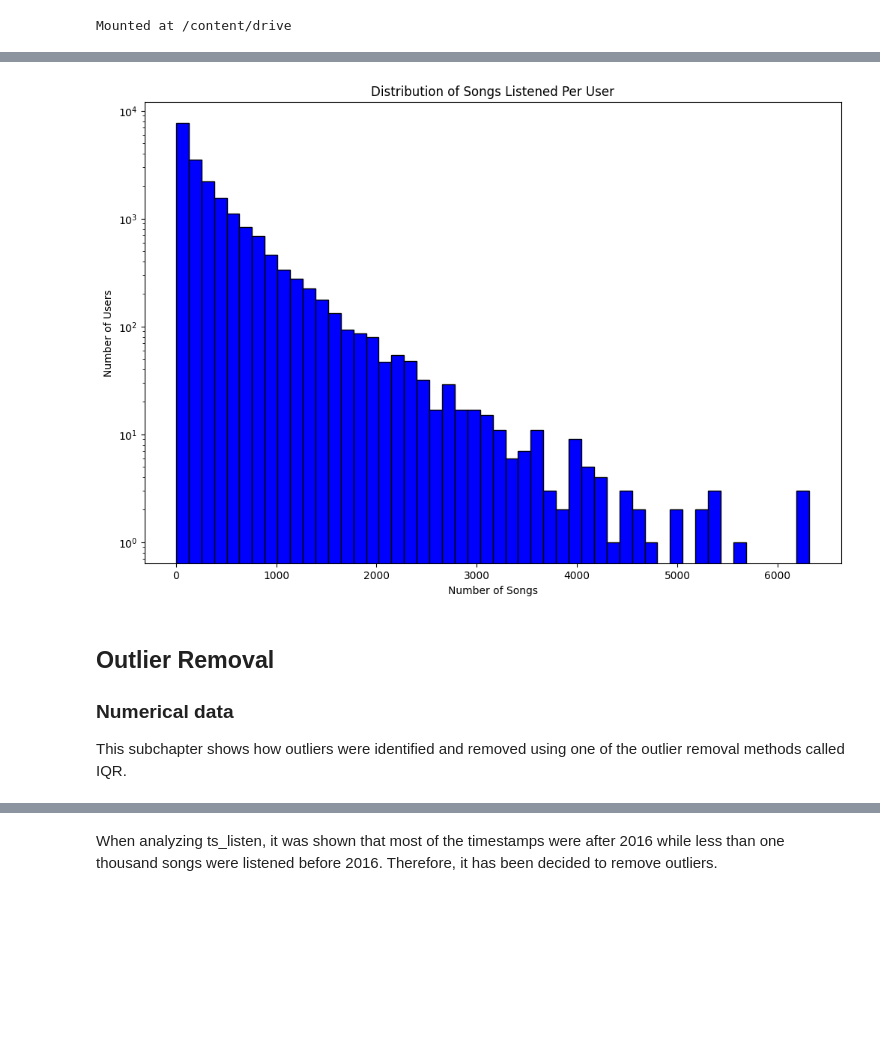
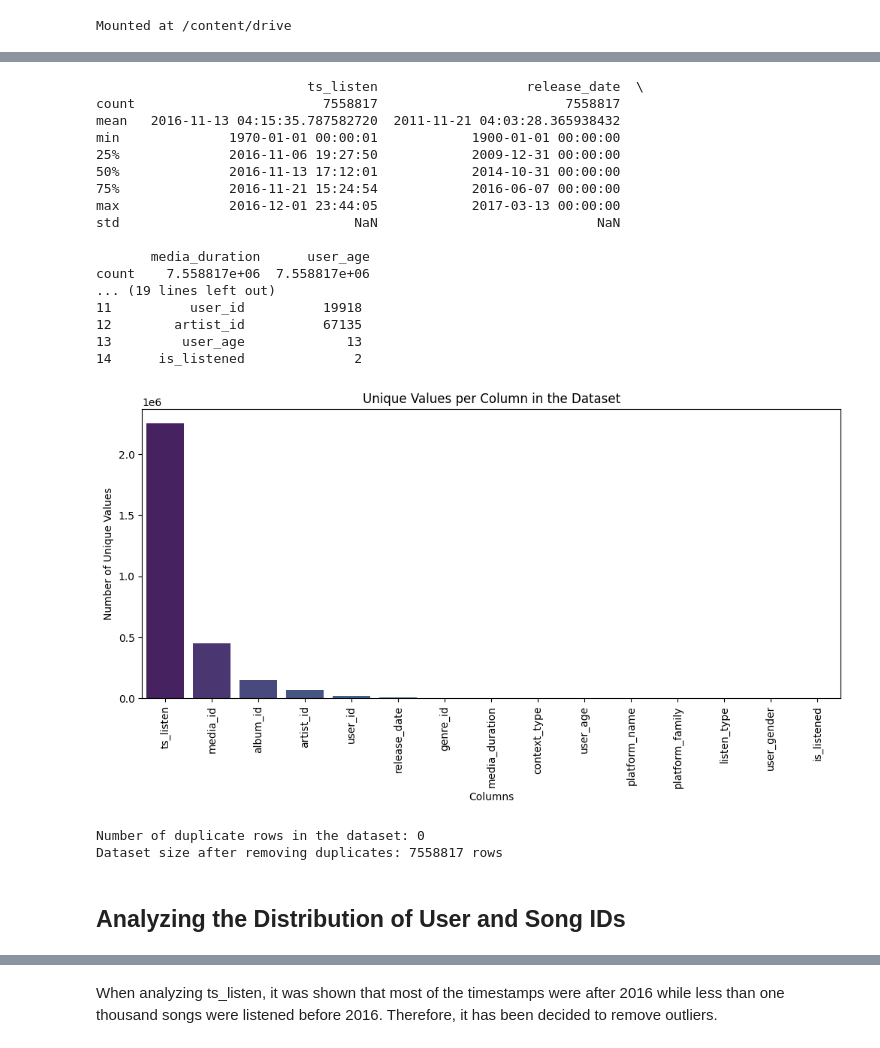
Before and after one commit to lucarenz1997/recommender_systems, a Jupyter notebook: data-prep.ipynb, the cells around one changed output, grey strips where cells are left out. Saved outputs shown, nothing was run; the diff lists cells and outputs as text; code cells hidden in the pictures; blank space fills up the shorter version.

```diff
--- a/data-prep.ipynb
+++ b/data-prep.ipynb
@@ -92,3 +86,60 @@ plt.show()
+# %%
+print(data.describe())
+
+# Compute the number of unique values per column
+unique_values = data.nunique()
+
+# Convert to DataFrame for better visualization
+unique_values_df = pd.DataFrame(unique_values, columns=["Unique Values"]).reset_index()
+unique_values_df.columns = ["Column", "Unique Values"]
+
+# Print the unique values per column
+print(unique_values_df)
+
+# Optional: Visualizing unique values per column
+plt.figure(figsize=(12, 5))
+sns.barplot(x="Column", y="Unique Values", data=unique_values_df.sort_values(by="Unique Values", ascending=False), palette="viridis")
+plt.xticks(rotation=90)
+plt.xticks(rotation=90)
+plt.xlabel("Columns")
+plt.ylabel("Number of Unique Values")
+plt.title("Unique Values per Column in the Dataset")
+plt.show()
+
+# Check for duplicate rows in the dataset
+duplicate_rows = data.duplicated().sum()
+
+# Display the result
+print(f"Number of duplicate rows in the dataset: {duplicate_rows}")
+
+# Remove duplicate rows from the dataset
+data = data.drop_duplicates()
+
+# Display the number of rows after removing duplicates
+print(f"Dataset size after removing duplicates: {data.shape[0]} rows")
+# %% [output]
+                           ts_listen                   release_date  \
+count                        7558817                        7558817
+mean   2016-11-13 04:15:35.787582720  2011-11-21 04:03:28.365938432
+min              1970-01-01 00:00:01            1900-01-01 00:00:00
+25%              2016-11-06 19:27:50            2009-12-31 00:00:00
+50%              2016-11-13 17:12:01            2014-10-31 00:00:00
+75%              2016-11-21 15:24:54            2016-06-07 00:00:00
+max              2016-12-01 23:44:05            2017-03-13 00:00:00
+std                              NaN                            NaN
+
+       media_duration      user_age
+count    7.558817e+06  7.558817e+06
+... (19 lines left out)
+11          user_id          19918
+12        artist_id          67135
+13         user_age             13
+14      is_listened              2
+[figure, added]
+Number of duplicate rows in the dataset: 0
+Dataset size after removing duplicates: 7558817 rows
+# %% [markdown]
+## Analyzing the Distribution of User and Song IDs
 # %%
 user_song_counts = data.groupby('user_id')['media_id'].count()
 
@@ -99,9 +150,3 @@ plt.title('Distribution of Songs Listened Per User')
 plt.xlabel('Number of Songs')
 plt.ylabel('Number of Users')
 plt.show()
-# %% [output]
-[figure, removed]
-# %% [markdown]
-## Outlier Removal
-### Numerical data
-This subchapter shows how outliers were identified and removed using one of the outlier removal methods called IQR.
```
Also changed, not shown: parts of 26 cells of this notebook.
